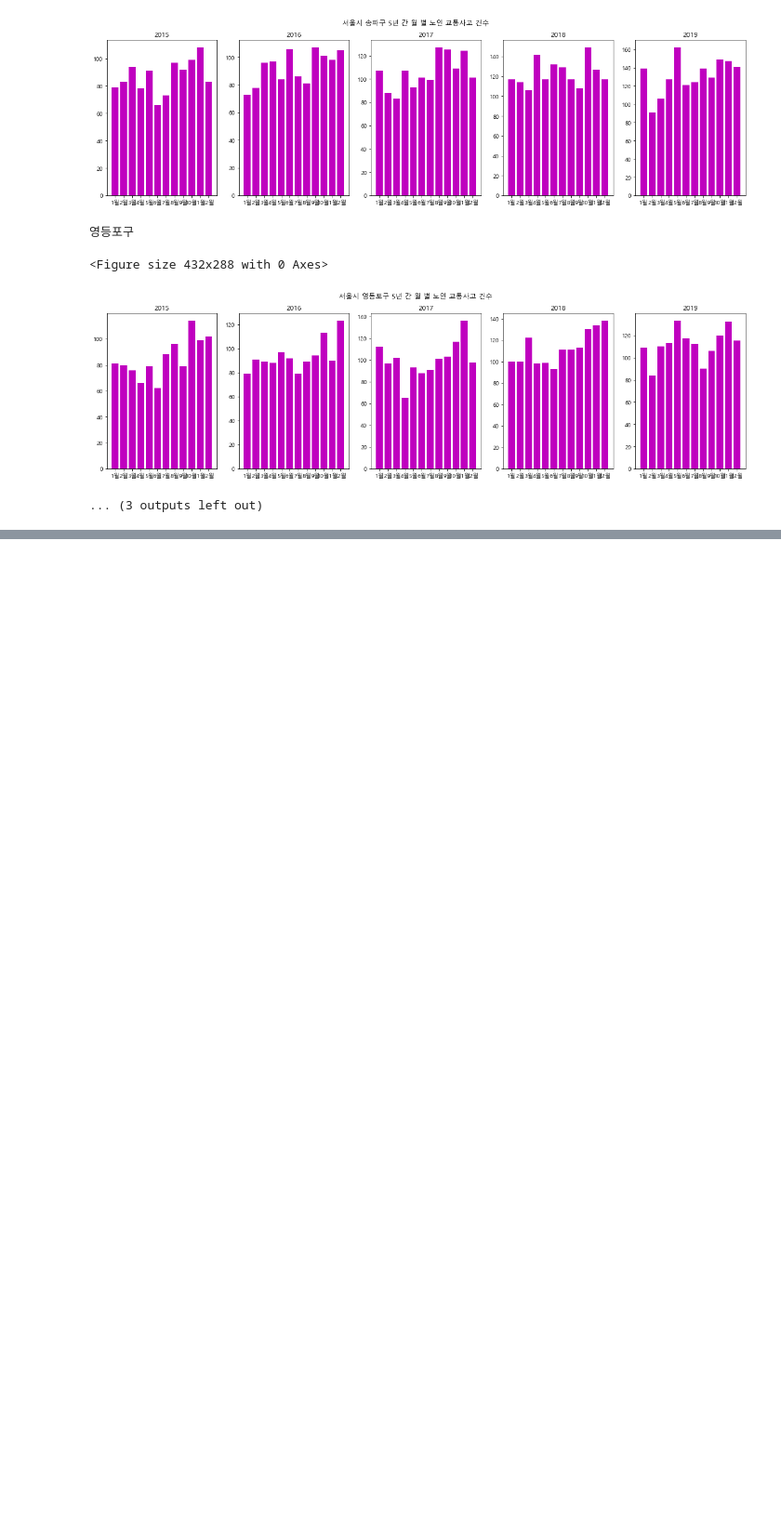
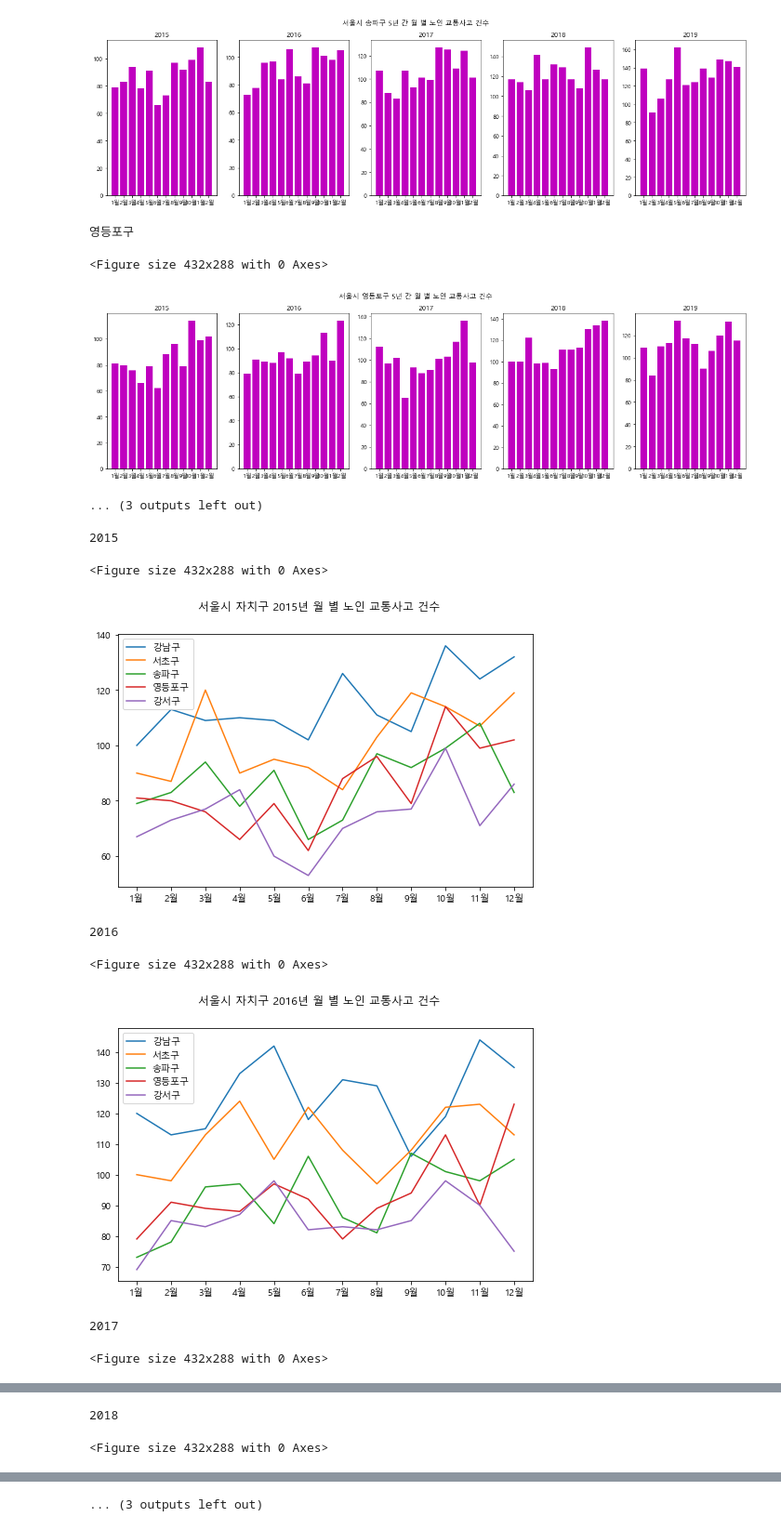
Before and after one commit to SwimmingHwang/data-visualization, a Jupyter notebook: monthly_data_visualization.ipynb, the cells around one changed output, grey strips where cells are left out. Shown at 93% size. Saved outputs shown, nothing was run; the diff lists cells and outputs as text; code cells hidden in the pictures; blank space fills up the shorter version.

```diff
--- a/monthly_data_visualization.ipynb
+++ b/monthly_data_visualization.ipynb
@@ -113,3 +113,23 @@ for gu in list(df_top5_name.index):
 <Figure size 432x288 with 0 Axes>
 [figure]
 ... (3 outputs left out)
+# %%
+for i, val in enumerate(year_list):
+    print(val)
+    plt.figure()
+    plt.figure(figsize=[8,5])
+    for gu in list(df_top5_name.index):
+        plt.plot(index, df_list[i].iloc[gu])
+    title = '서울시 자치구 {}년 월 별 노인 교통사고 건수'.format(str(val))
+    plt.suptitle(title)
+    plt.legend(['강남구','서초구','송파구','영등포구','강서구'])
+    plt.show()
+# %% [output]
+2015
+<Figure size 432x288 with 0 Axes>
+[figure, added]
+2016
+<Figure size 432x288 with 0 Axes>
+[figure, added]
+2017
+<Figure size 432x288 with 0 Axes>
@@ -115,0 +137,2 @@ for gu in list(df_top5_name.index):
+2018
+<Figure size 432x288 with 0 Axes>
@@ -115,0 +140 @@ for gu in list(df_top5_name.index):
+... (3 outputs left out)
```
Also changed, not shown: parts of 1 cell of this notebook, 25 other files.
